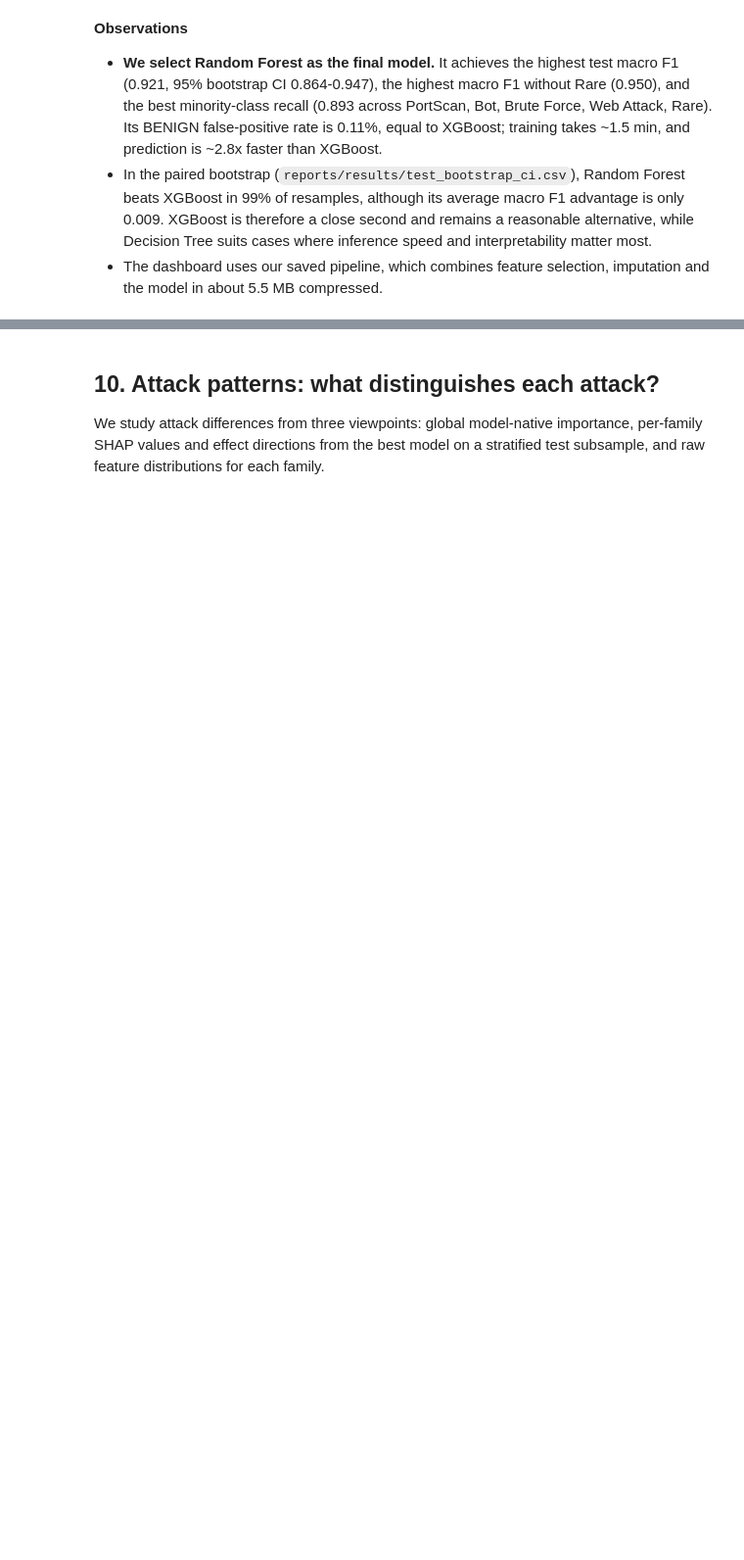
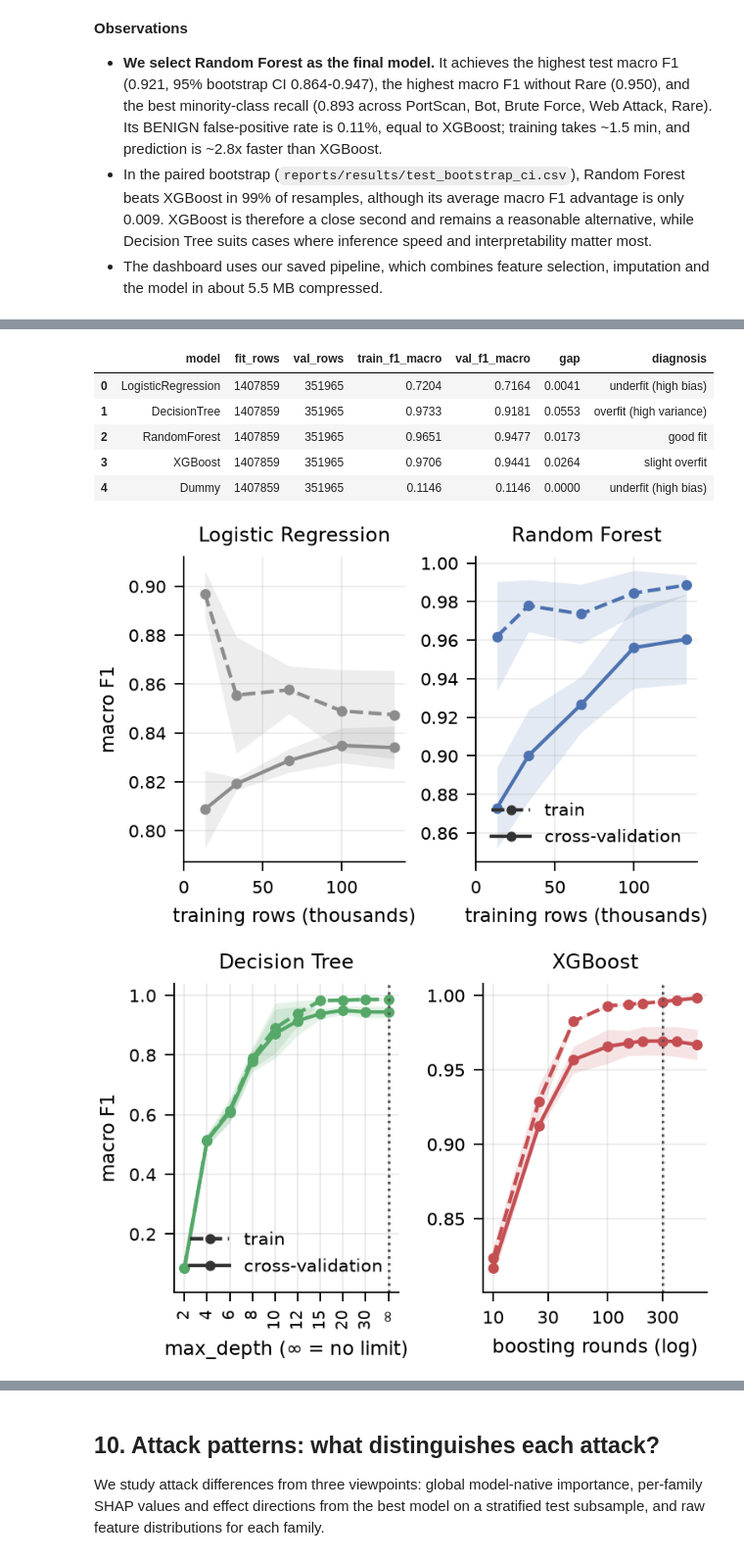
Before and after one commit to Shreyansh124/cyberreplay, a Jupyter notebook: notebooks/CyberReplay.ipynb, the cells around one changed output, grey strips where cells are left out. Shown at 98% size. Cells and saved outputs as stored; diff of their text form; code cells hidden in the pictures; blank space fills up the shorter version.

```diff
--- a/notebooks/CyberReplay.ipynb
+++ b/notebooks/CyberReplay.ipynb
@@ -681,0 +782,6 @@ Saved /agent/repos/cyberreplay/models/best_model.joblib (5.8 MB)
+# %%
+display(diag["cv_overview"])
+display(diag["fit_diagnosis"])
+display(Image(filename=str(config.FIGURES_DIR / "20_learning_curves.png")))
+display(Image(filename=str(config.FIGURES_DIR / "21_validation_curves.png")))
+# %% [output]
@@ -681,0 +795,8 @@ Saved /agent/repos/cyberreplay/models/best_model.joblib (5.8 MB)
+|  | model | fit_rows | val_rows | train_f1_macro | val_f1_macro | gap | diagnosis |
+| 0 | LogisticRegression | 1407859 | 351965 | 0.7204 | 0.7164 | 0.0041 | underfit (high bias) |
+| 1 | DecisionTree | 1407859 | 351965 | 0.9733 | 0.9181 | 0.0553 | overfit (high variance) |
+| 2 | RandomForest | 1407859 | 351965 | 0.9651 | 0.9477 | 0.0173 | good fit |
+| 3 | XGBoost | 1407859 | 351965 | 0.9706 | 0.9441 | 0.0264 | slight overfit |
+| 4 | Dummy | 1407859 | 351965 | 0.1146 | 0.1146 | 0.0000 | underfit (high bias) |
+[figure, added]
+[figure, added]
```
Also changed, not shown: parts of 28 cells of this notebook, 3 other files.
